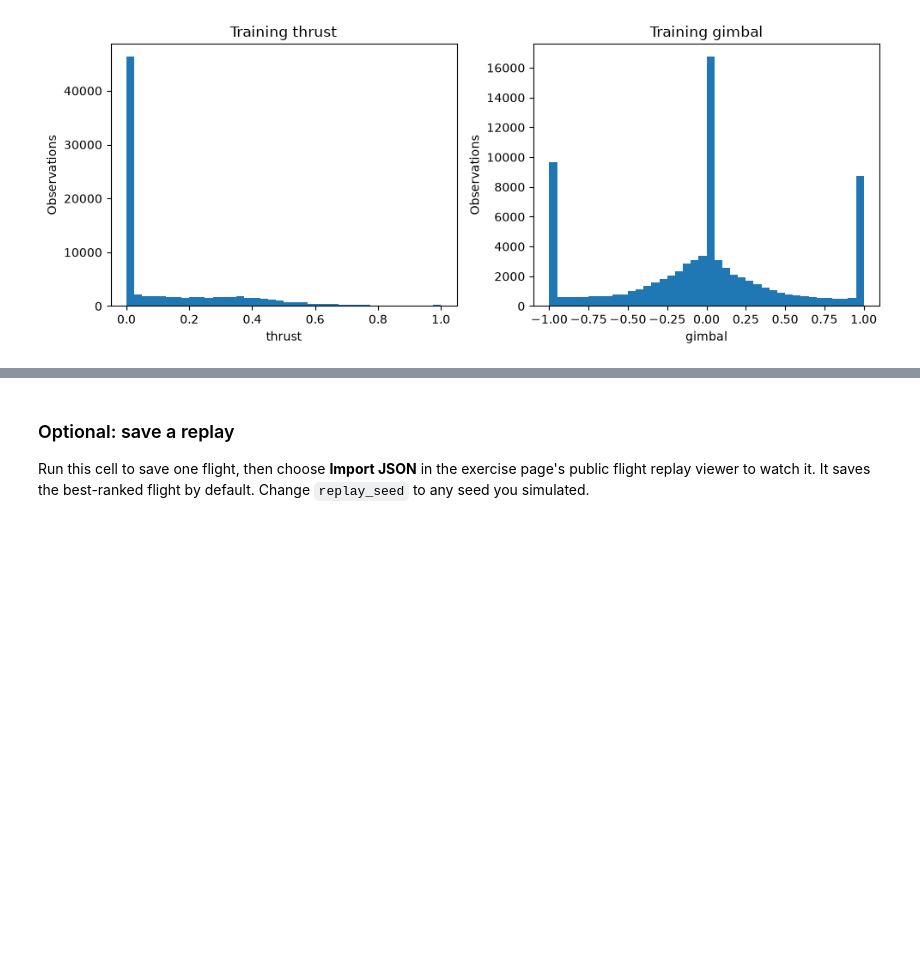
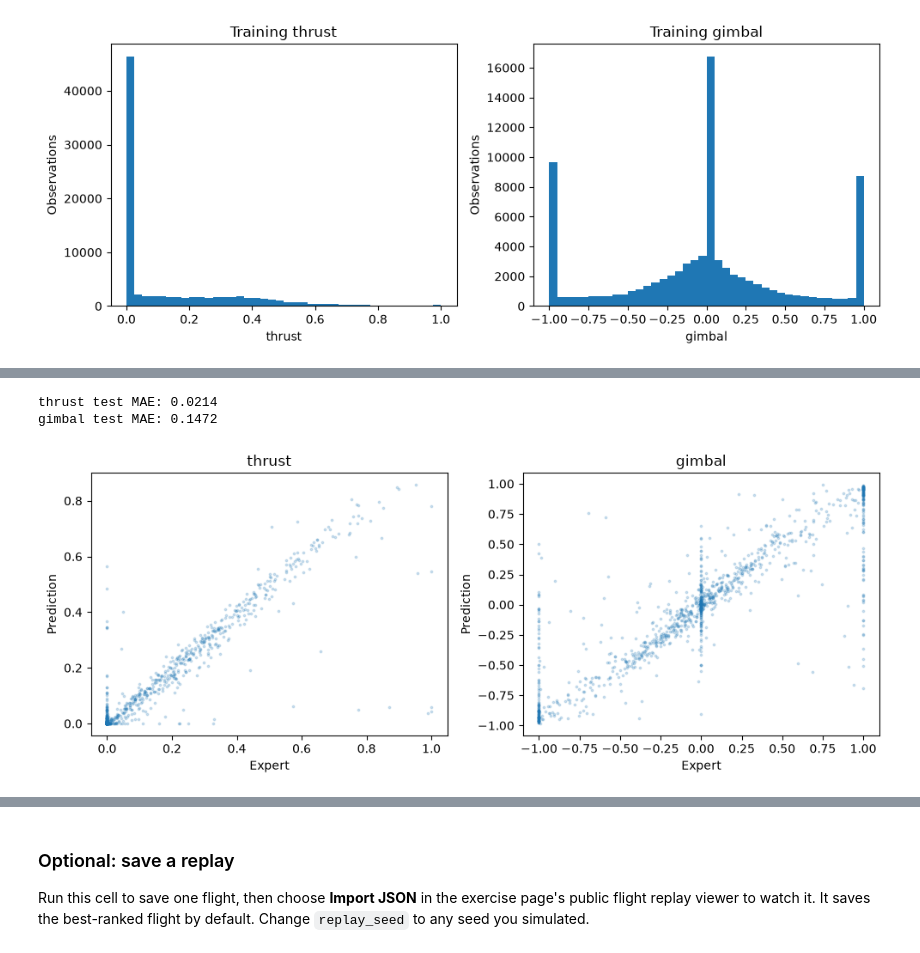
Before and after one commit to Archie-C/Archie-C.github.io, a Jupyter notebook: courses/deep-learning-aau/topics/03-neural-networks/exercises/practical-exercise/mytrain.ipynb, the cells around one changed output, grey strips where cells are left out. Drawn from its saved outputs; the diff is of its cells as text; code cells hidden in the pictures; blank space fills up the shorter version.

```diff
--- a/courses/deep-learning-aau/topics/03-neural-networks/exercises/practical-exercise/mytrain.ipynb
+++ b/courses/deep-learning-aau/topics/03-neural-networks/exercises/practical-exercise/mytrain.ipynb
@@ -509,0 +512,17 @@ Final state. Safe landing limits: |vx| <= 1.5 m/s, -3.0 <= vy <= 0 m/s, |tilt| <
+# %%
+from clamped import create_model as create_clamped_model
+
+tuned_model_clamped, tuning_results, tuning_histories = tune_model(
+    model_factory=create_clamped_model,
+    train_x=train_x,
+    train_y=train_y,
+    val_x=val_x,
+    val_y=val_y,
+    optimiser_class=optimiser,
+    loss_fn=loss_fn,
+    learning_rates=learning_rates,
+    batch_sizes=batch_sizes,
+    max_epochs=max_epochs,
+    early_stopping_patience=early_stopping_patience,
+    model_name="ModelWithClampedThrustActivation",
+)
@@ -509,0 +554,6 @@ Final state. Safe landing limits: |vx| <= 1.5 m/s, -3.0 <= vy <= 0 m/s, |tilt| <
+# %%
+evaluate_model(tuned_model_clamped, test_x, test_y)
+# %% [output]
+thrust test MAE: 0.0214
+gimbal test MAE: 0.1472
+[figure, added]
```
Also changed, not shown: parts of 63 cells of this notebook, 14 other files.
